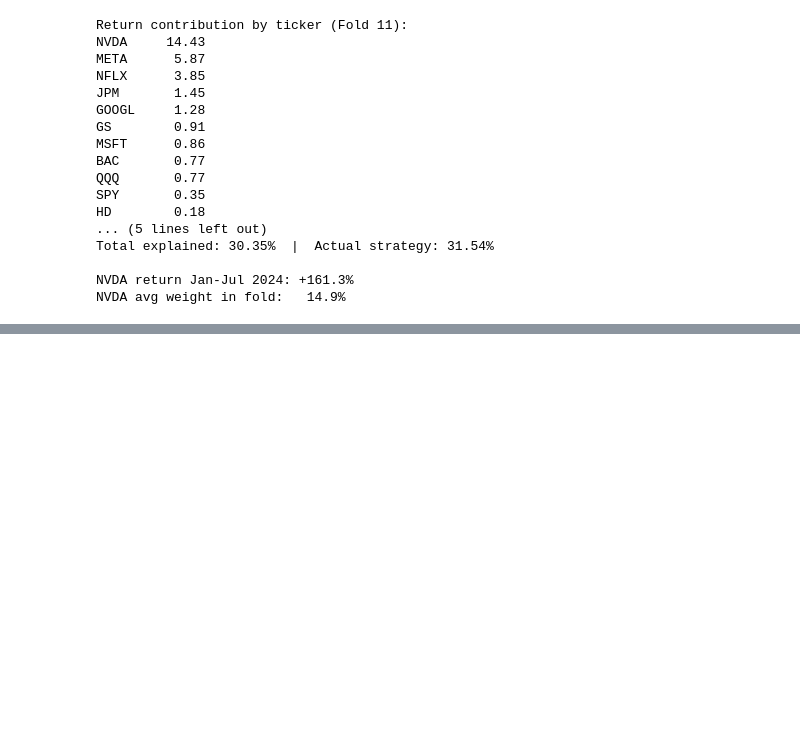
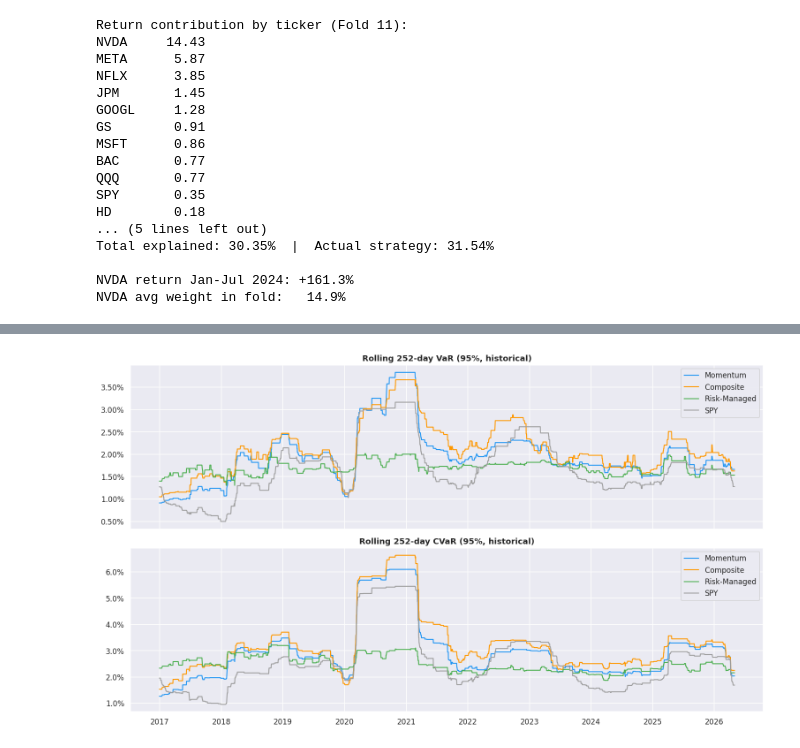
Before and after one commit to riccardo03/Backtest, a Jupyter notebook: quant-backtest/notebooks/analysis.ipynb, the cells around one changed output, grey strips where cells are left out. Drawn from its saved outputs; the diff is of its cells as text; code cells hidden in the pictures; blank space fills up the shorter version.

```diff
--- a/quant-backtest/notebooks/analysis.ipynb
+++ b/quant-backtest/notebooks/analysis.ipynb
@@ -446,0 +567,22 @@ NVDA avg weight in fold:   14.9%
+# %%
+# --- 10d. Rolling VaR & CVaR (252-day window, 95% historical) ---
+fig, axes = plt.subplots(2, 1, figsize=(14, 8), sharex=True)
+
+for label, ret in strategy_returns.items():
+    rv  = rolling_var(ret,  window=252, confidence=0.95) * 100
+    rcv = rolling_cvar(ret, window=252, confidence=0.95) * 100
+    axes[0].plot(rv,  label=label, color=COLORS[label], linewidth=1.4)
+    axes[1].plot(rcv, label=label, color=COLORS[label], linewidth=1.4)
+
+axes[0].set_title('Rolling 252-day VaR (95%, historical)', fontweight='bold')
+axes[0].yaxis.set_major_formatter(mtick.PercentFormatter())
+axes[0].legend()
+
+axes[1].set_title('Rolling 252-day CVaR (95%, historical)', fontweight='bold')
+axes[1].yaxis.set_major_formatter(mtick.PercentFormatter())
+axes[1].legend()
+
+plt.tight_layout()
+plt.show()
+# %% [output]
+[figure, added]
```
Also changed, not shown: parts of 22 cells of this notebook, 4 other files.
